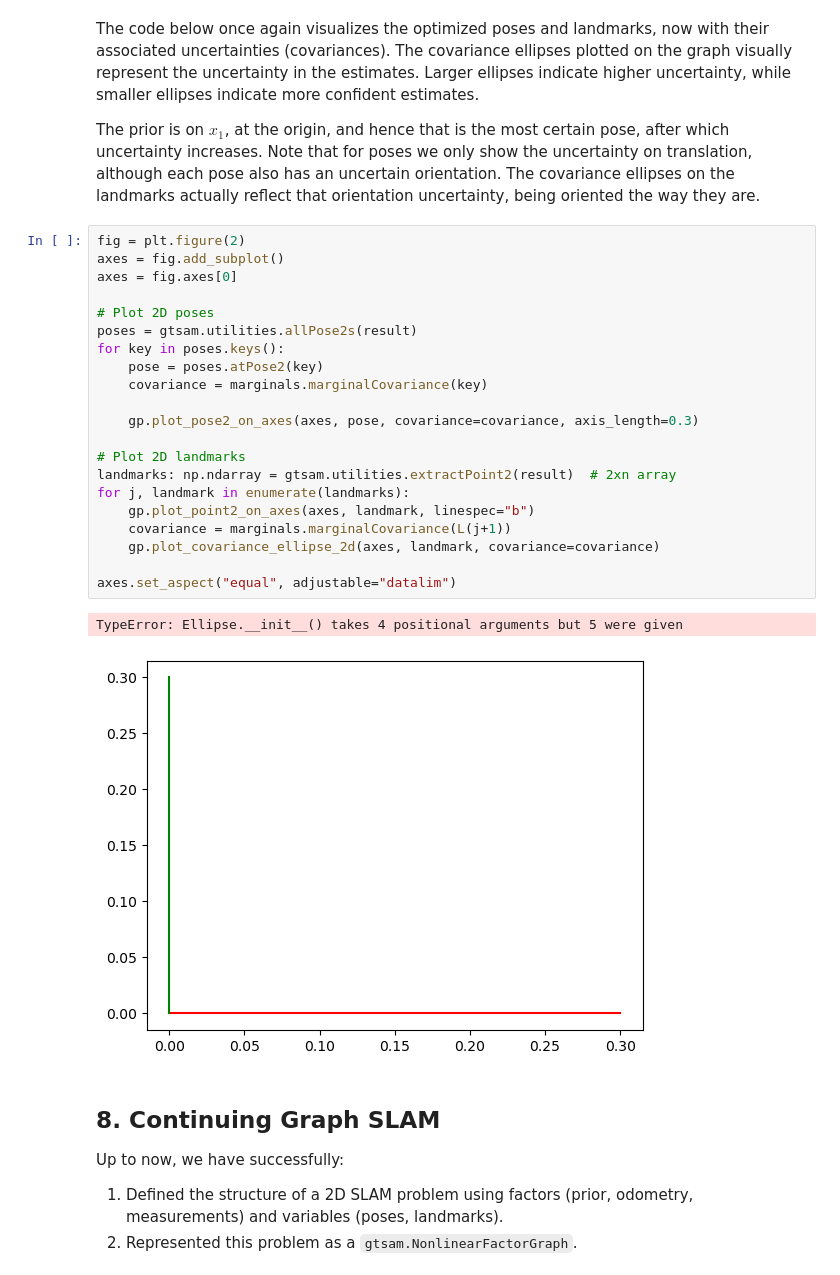
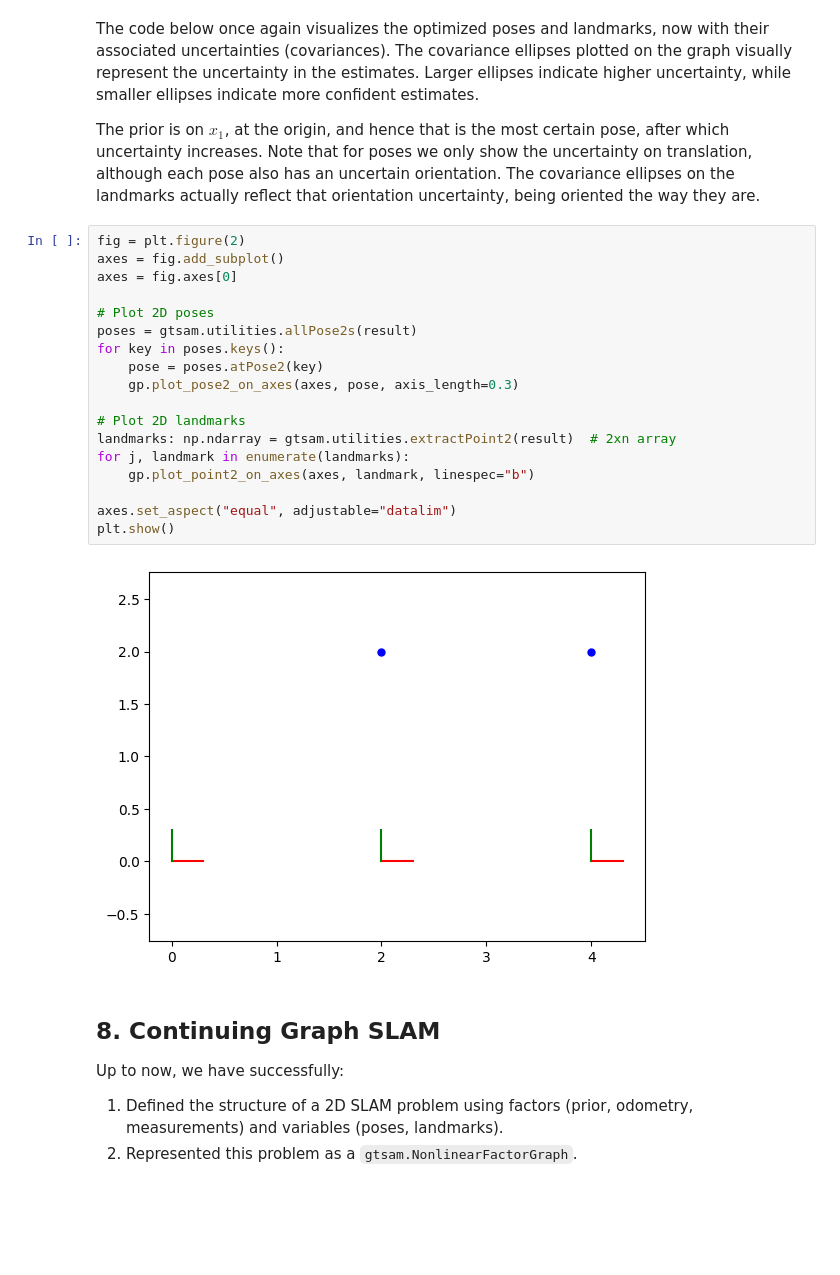
Before and after one commit to TUe-4TB00/graph-slam-graded-adi-shekhar, a Jupyter notebook: assignment.ipynb, the cells around one changed output. Cells and saved outputs as stored; diff of their text form; blank space fills up the shorter version.

```diff
--- a/assignment.ipynb
+++ b/assignment.ipynb
@@ -241,27 +241,23 @@ The prior is on $x_1$, at the origin, and hence that is the most certain pose, a
 # %%
 fig = plt.figure(2)
 axes = fig.add_subplot()
 axes = fig.axes[0]
 
 # Plot 2D poses
 poses = gtsam.utilities.allPose2s(result)
 for key in poses.keys():
     pose = poses.atPose2(key)
-    covariance = marginals.marginalCovariance(key)
-
-    gp.plot_pose2_on_axes(axes, pose, covariance=covariance, axis_length=0.3)
+    gp.plot_pose2_on_axes(axes, pose, axis_length=0.3)
 
 # Plot 2D landmarks
 landmarks: np.ndarray = gtsam.utilities.extractPoint2(result)  # 2xn array
 for j, landmark in enumerate(landmarks):
     gp.plot_point2_on_axes(axes, landmark, linespec="b")
-    covariance = marginals.marginalCovariance(L(j+1))
-    gp.plot_covariance_ellipse_2d(axes, landmark, covariance=covariance)
 
 axes.set_aspect("equal", adjustable="datalim")
+plt.show()
 # %% [output]
-TypeError: Ellipse.__init__() takes 4 positional arguments but 5 were given
-[figure, old version]
+[figure, new version]
 # %% [markdown]
 ## 8. Continuing Graph SLAM
 
```
Also changed, not shown: parts of 7 cells of this notebook, 1 other file.
